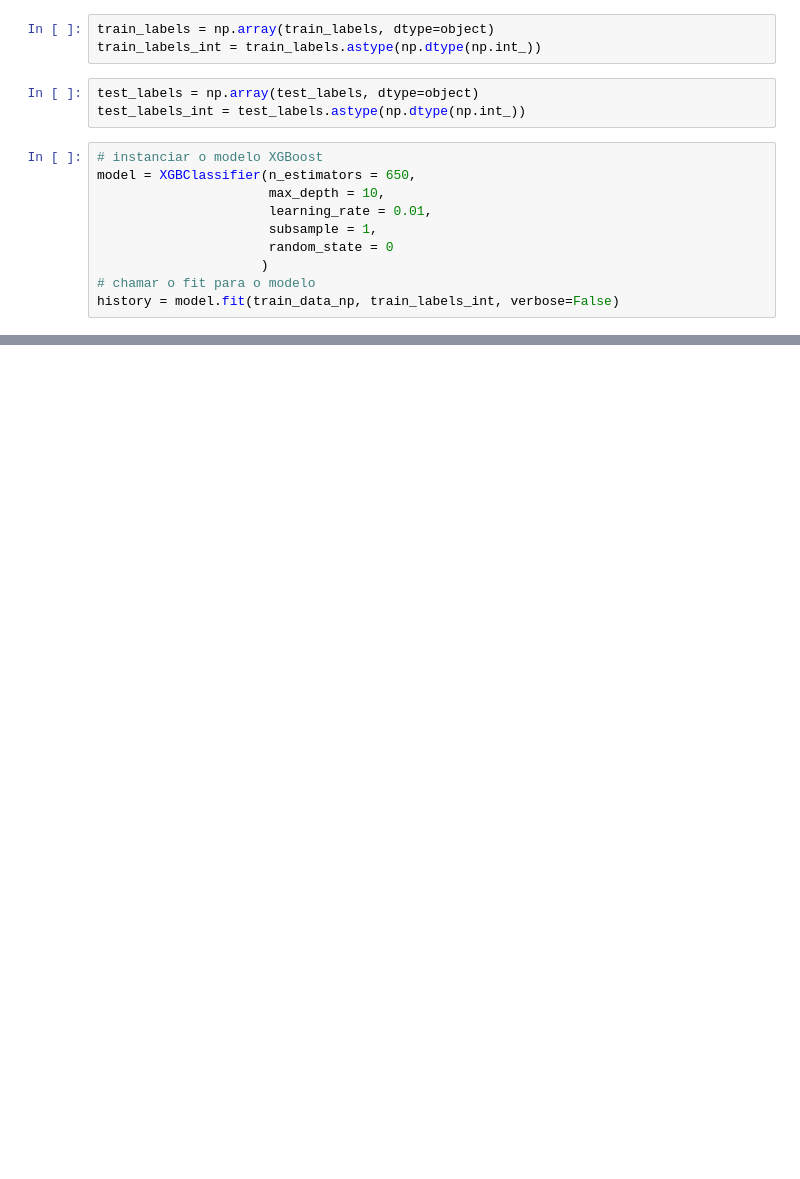
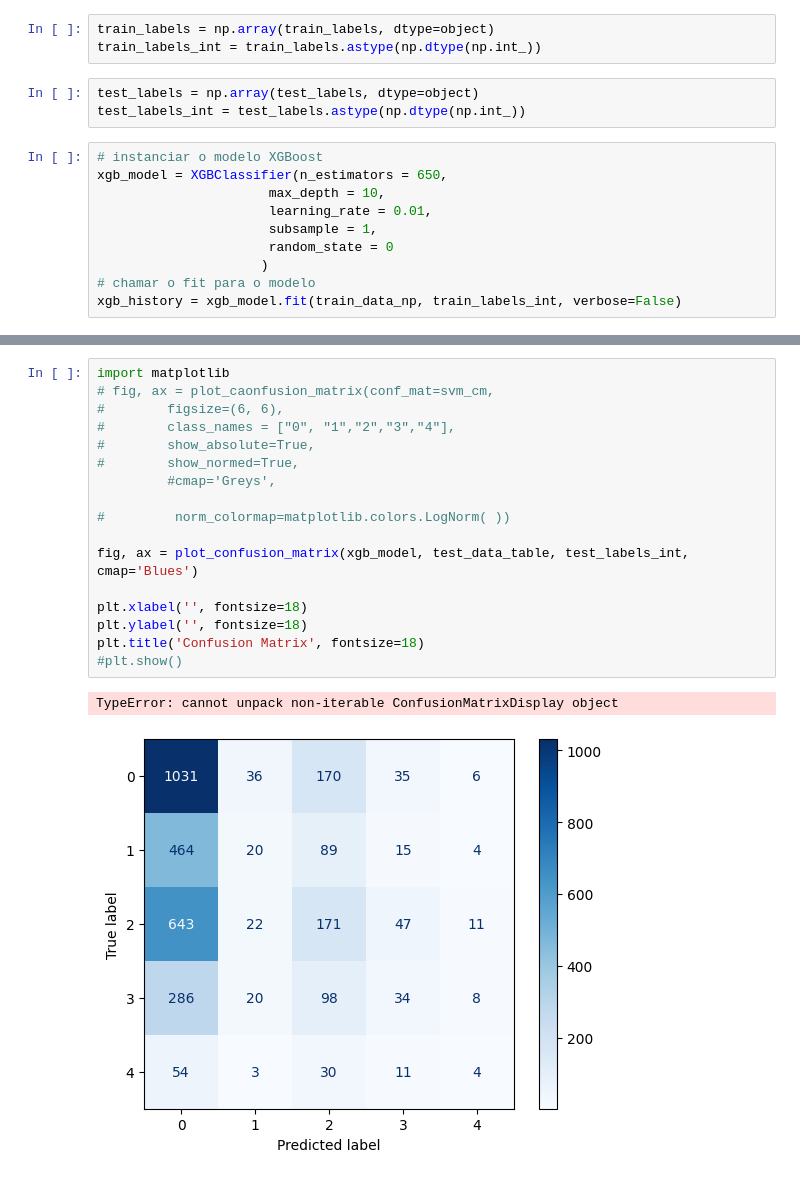
Before and after one commit to dannielHCVieira/PAI_ArthritisDetection, a Jupyter notebook: jupyter/train_model_svm.ipynb, the cells around one changed output, grey strips where cells are left out. Drawn from its saved outputs; the diff is of its cells as text; blank space fills up the shorter version.

```diff
--- a/jupyter/train_model_svm.ipynb
+++ b/jupyter/train_model_svm.ipynb
@@ -343,13 +381,13 @@ test_labels = np.array(test_labels, dtype=object)
 test_labels_int = test_labels.astype(np.dtype(np.int_))
 # %%
 # instanciar o modelo XGBoost
-model = XGBClassifier(n_estimators = 650,
+xgb_model = XGBClassifier(n_estimators = 650,
                       max_depth = 10,
                       learning_rate = 0.01,
                       subsample = 1,
                       random_state = 0
                      )
 # chamar o fit para o modelo
-history = model.fit(train_data_np, train_labels_int, verbose=False)
+xgb_history = xgb_model.fit(train_data_np, train_labels_int, verbose=False)
 # %%
 # fazer previsões em cima do dataset de teste
@@ -381,0 +431,20 @@ plot_confusion_matrix(model, test_data_table, test_labels_int, cmap='Blues')
+# %%
+import matplotlib
+# fig, ax = plot_caonfusion_matrix(conf_mat=svm_cm,
+#        figsize=(6, 6),
+#        class_names = ["0", "1","2","3","4"],
+#        show_absolute=True,
+#        show_normed=True,
+         #cmap='Greys',
+
+#         norm_colormap=matplotlib.colors.LogNorm( ))
+
+fig, ax = plot_confusion_matrix(xgb_model, test_data_table, test_labels_int, cmap='Blues')
+
+plt.xlabel('', fontsize=18)
+plt.ylabel('', fontsize=18)
+plt.title('Confusion Matrix', fontsize=18)
+#plt.show()
+# %% [output]
+TypeError: cannot unpack non-iterable ConfusionMatrixDisplay object
+[figure, added]
```
Also changed, not shown: parts of 29 cells of this notebook.
